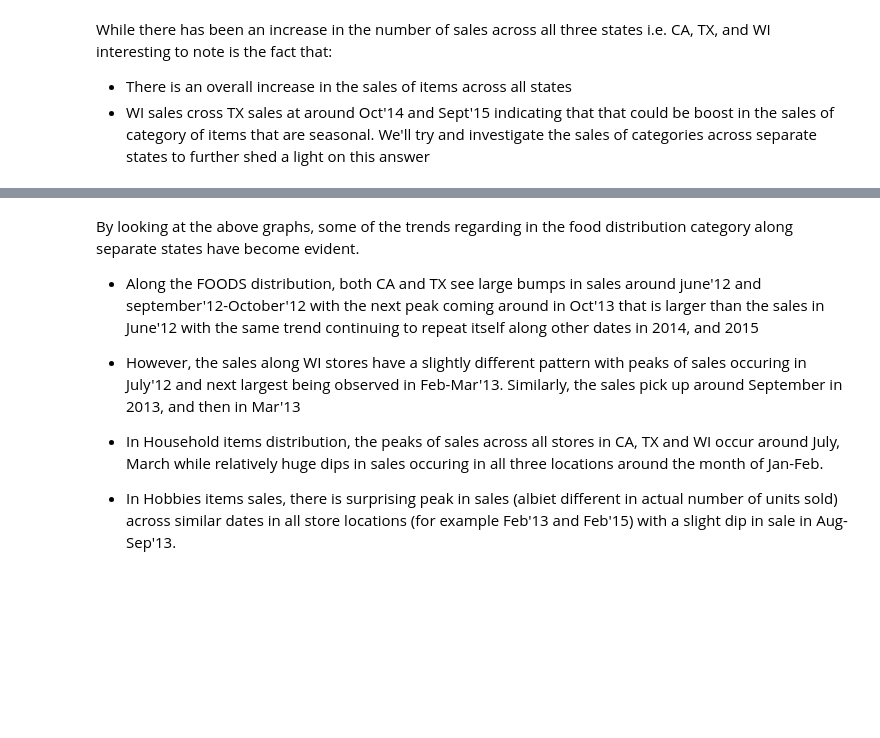
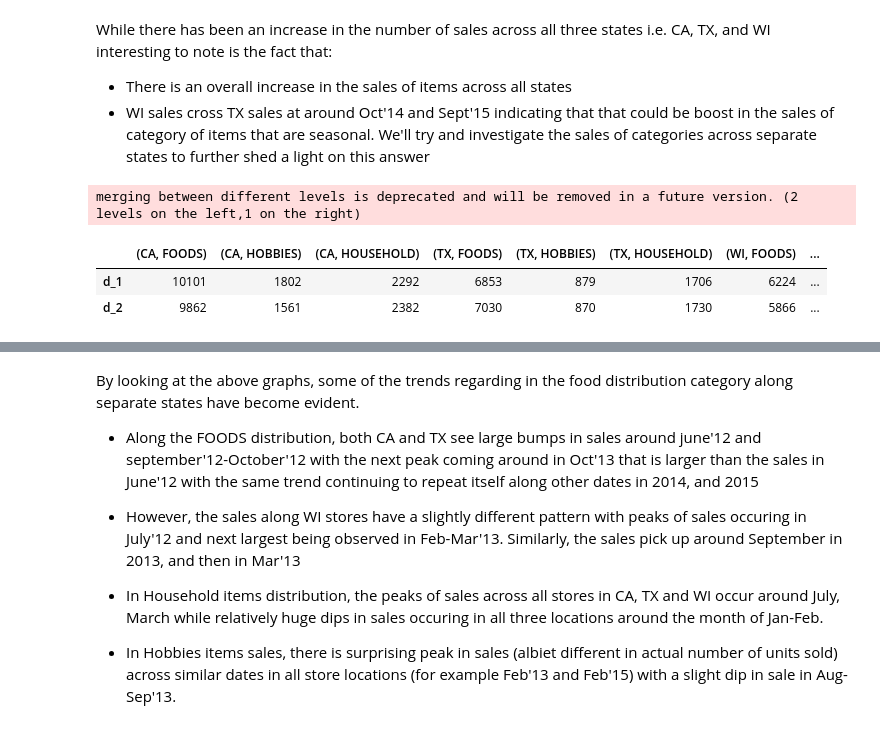
Before and after one commit to nguyenvudev20/mse22.python4engineer, a Jupyter notebook: Bai_1_one_tutorial_to_understand_all_m5_forecasting.ipynb, the cells around one changed output, grey strips where cells are left out. Drawn from its saved outputs; the diff is of its cells as text; code cells hidden in the pictures; blank space fills up the shorter version.

```diff
--- a/Bai_1_one_tutorial_to_understand_all_m5_forecasting.ipynb
+++ b/Bai_1_one_tutorial_to_understand_all_m5_forecasting.ipynb
@@ -889,9 +947,14 @@ While there has been an increase in the number of sales across all three states
 # %%
 #referring to the solution provided at https://stackoverflow.com/questions/43223615/join-dataframes-one-with-multiindex-columns-and-the-other-without
 
-train_sales_cal_df = train_sales_df.groupby(['state_id', 'cat_id'])[d_cols].sum(axis=1).T\
+train_sales_cal_df = train_sales_df.groupby(['state_id', 'cat_id'])[d_cols].sum().T\
               .join(pd.concat([calendar_df.set_index('d')['date']], axis=1, keys=['dates']))
 train_sales_cal_df.head(2)
+# %% [output]
+merging between different levels is deprecated and will be removed in a future version. (2 levels on the left,1 on the right)
+|  | (CA, FOODS) | (CA, HOBBIES) | (CA, HOUSEHOLD) | (TX, FOODS) | (TX, HOBBIES) | (TX, HOUSEHOLD) | (WI, FOODS) | ... |
+| d_1 | 10101 | 1802 | 2292 | 6853 | 879 | 1706 | 6224 | ... |
+| d_2 | 9862 | 1561 | 2382 | 7030 | 870 | 1730 | 5866 | ... |
 # %%
 #train_sales_cal_df = train_sales_cal_df.set_index('dates')
 # %%
```
Also changed, not shown: parts of 26 cells of this notebook.
